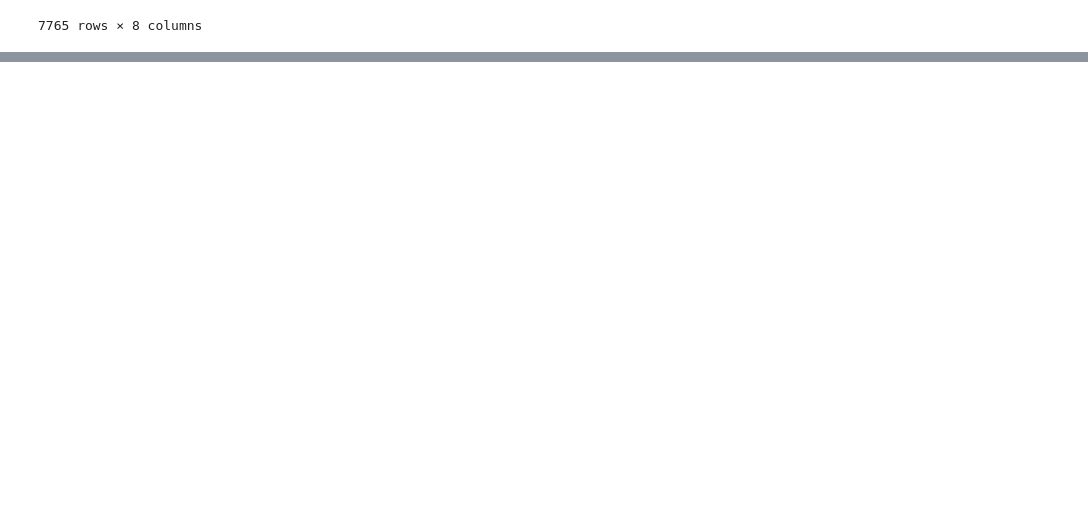
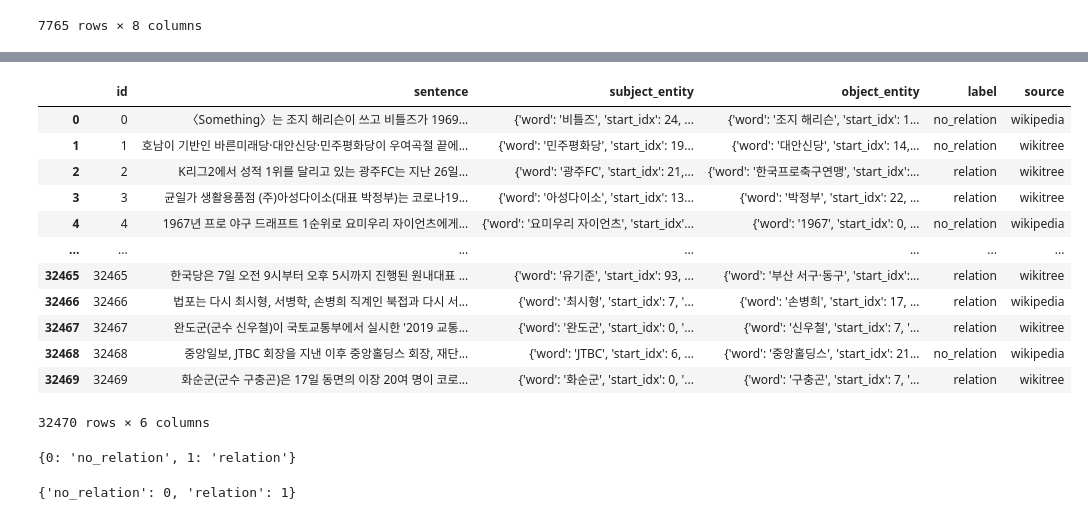
Before and after one commit to tony-728/level2_klue_nlp-14, a Jupyter notebook: data_experiments/code/label.ipynb, the cells around one changed output, grey strips where cells are left out. Cells and saved outputs as stored; diff of their text form; code cells hidden in the pictures; blank space fills up the shorter version.

Commit message:
no_relation/relation

```diff
--- a/data_experiments/code/label.ipynb
+++ b/data_experiments/code/label.ipynb
@@ -138,3 +137,7 @@ for i in subject_list:
         temp = test_base[(test_base['subject_type']==i) & (test_base['object_type']==j)]
         temp = temp[["id", "sentence", "subject_entity", "object_entity", "label", "source"]]
         temp.to_csv(f"{i}_{j}_test.csv")
+# %%
+#no_relation과 relation 구분
+train_base = pd.read_csv("../../../dataset/train/train.csv")
+train_base
@@ -140,0 +158,18 @@ for i in subject_list:
+# %%
+train_base["label"] = train_base["label"].apply(lambda x : "no_relation" if x == "no_relation" else "relation")
+# %%
+train_base
+# %% [output]
+|  | id | sentence | subject_entity | object_entity | label | source |
+| 0 | 0 | 〈Something〉는 조지 해리슨이 쓰고 비틀즈가 1969... | {'word': '비틀즈', 'start_idx': 24, ... | {'word': '조지 해리슨', 'start_idx': 1... | no_relation | wikipedia |
+| 1 | 1 | 호남이 기반인 바른미래당·대안신당·민주평화당이 우여곡절 끝에... | {'word': '민주평화당', 'start_idx': 19... | {'word': '대안신당', 'start_idx': 14,... | no_relation | wikitree |
+| 2 | 2 | K리그2에서 성적 1위를 달리고 있는 광주FC는 지난 26일... | {'word': '광주FC', 'start_idx': 21,... | {'word': '한국프로축구연맹', 'start_idx':... | relation | wikitree |
+| 3 | 3 | 균일가 생활용품점 (주)아성다이소(대표 박정부)는 코로나19... | {'word': '아성다이소', 'start_idx': 13... | {'word': '박정부', 'start_idx': 22, ... | relation | wikitree |
+| 4 | 4 | 1967년 프로 야구 드래프트 1순위로 요미우리 자이언츠에게... | {'word': '요미우리 자이언츠', 'start_idx'... | {'word': '1967', 'start_idx': 0, ... | no_relation | wikipedia |
+| ... | ... | ... | ... | ... | ... | ... |
+| 32465 | 32465 | 한국당은 7일 오전 9시부터 오후 5시까지 진행된 원내대표 ... | {'word': '유기준', 'start_idx': 93, ... | {'word': '부산 서구·동구', 'start_idx':... | relation | wikitree |
+| 32466 | 32466 | 법포는 다시 최시형, 서병학, 손병희 직계인 북접과 다시 서... | {'word': '최시형', 'start_idx': 7, '... | {'word': '손병희', 'start_idx': 17, ... | relation | wikipedia |
+| 32467 | 32467 | 완도군(군수 신우철)이 국토교통부에서 실시한 '2019 교통... | {'word': '완도군', 'start_idx': 0, '... | {'word': '신우철', 'start_idx': 7, '... | relation | wikitree |
+| 32468 | 32468 | 중앙일보, JTBC 회장을 지낸 이후 중앙홀딩스 회장, 재단... | {'word': 'JTBC', 'start_idx': 6, ... | {'word': '중앙홀딩스', 'start_idx': 21... | no_relation | wikipedia |
+| 32469 | 32469 | 화순군(군수 구충곤)은 17일 동면의 이장 20여 명이 코로... | {'word': '화순군', 'start_idx': 0, '... | {'word': '구충곤', 'start_idx': 7, '... | relation | wikitree |
+32470 rows × 6 columns
@@ -140,0 +189,12 @@ for i in subject_list:
+# %%
+with open('none_num2label.pkl', 'rb') as f:
+    data = pickle.load(f)
+data
+# %% [output]
+{0: 'no_relation', 1: 'relation'}
+# %%
+with open('none_label2num.pkl', 'rb') as f:
+    data = pickle.load(f)
+data
+# %% [output]
+{'no_relation': 0, 'relation': 1}
```
Also changed, not shown: parts of 7 cells of this notebook.
